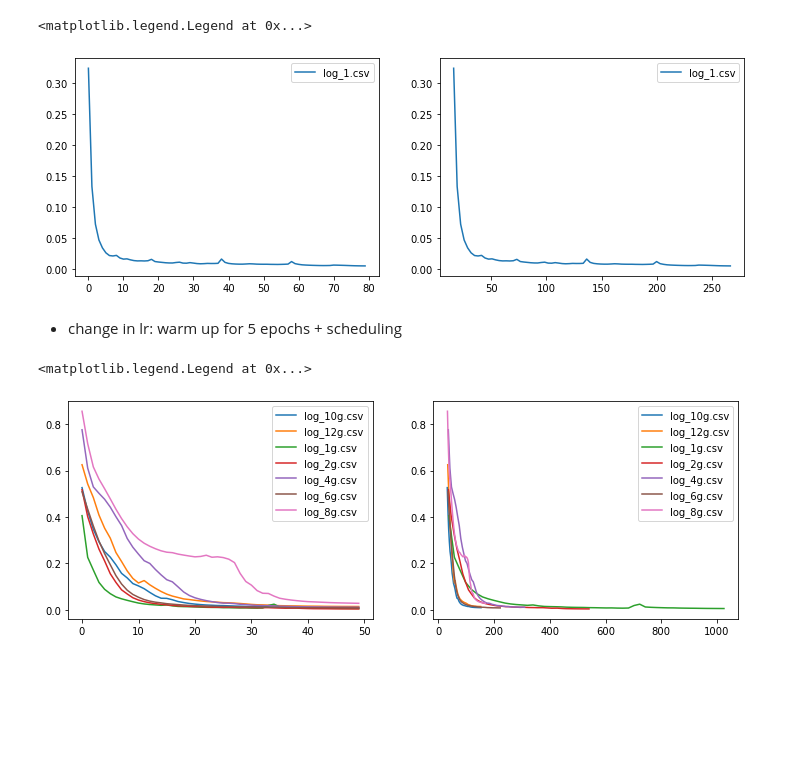
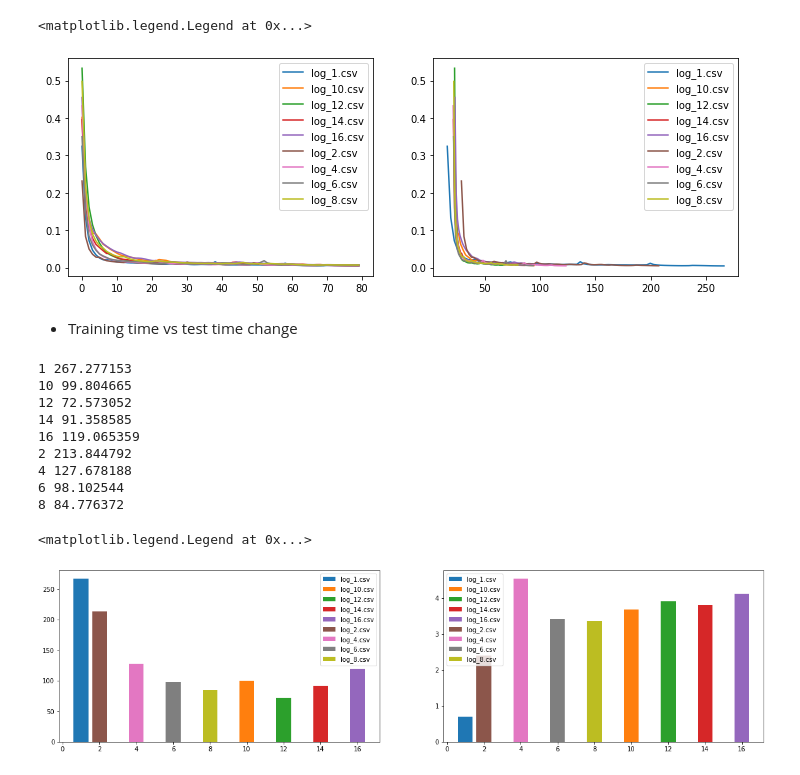
Before and after one commit to oekosheri/tensorflow_unet_scaling, a Jupyter notebook: Notebooks/Loss_curves.ipynb, the cells around one changed output. Cells and saved outputs as stored; diff of their text form; code cells hidden in the pictures; blank space fills up the shorter version.

Commit message:
loss curve update

```diff
--- a/Notebooks/Loss_curves.ipynb
+++ b/Notebooks/Loss_curves.ipynb
@@ -8,5 +13,6 @@ import matplotlib.pyplot as plt
+# %%
+path_1 ='../Logs'
 # %%
-path_1 ='../logs'
 names = sorted(os.listdir(path_1))
 # %%
 fig, (ax1, ax2) = plt.subplots(1, 2, figsize=(12,4))
@@ -21,23 +27,36 @@ ax1.legend()
 ax2.legend()
 # %% [output]
 <matplotlib.legend.Legend at 0x...>
-[figure, old version]
+[figure, new version]
-# %% [markdown]
- - change in lr: warm up for 5 epochs + scheduling
+# %% [markdown]
+- Training time vs test time change
 # %%
-path_1 ='./logs_tf/logs_lr_1/'
+
 names = sorted(os.listdir(path_1))
 
-fig, (ax1, ax2) = plt.subplots(1, 2, figsize=(12,4))
+fig, (ax1, ax2) = plt.subplots(1, 2, figsize=(20,5))
 for i,name in enumerate(names):
+
     path = path_1 +'/'+names[i]
     Df = pd.read_csv(path, delimiter=',', header=0)
-    ax1.plot(Df.loss, label=name)
-    ax2.plot(Df.time_per_epoch.cumsum(), Df.loss, label=name)
-#     ax2.set_ylim([0,0.5])
+
+    ax1.bar(int(name[4:-4]), Df.training_time[0], label=name)
+    ax2.bar(int(name[4:-4]), Df.test_time[0], label=name)
+#     ax3.plot(Df.val_loss, label=name)
+#     ax3.set_ylim([0,0.2])
 
 ax1.legend()
 ax2.legend()
+# ax3.legend()
 # %% [output]
-<matplotlib.legend.Legend at 0x...>
+1 267.277153
+10 99.804665
+12 72.573052
+14 91.358585
+16 119.065359
+2 213.844792
+4 127.678188
+6 98.102544
+8 84.776372
+<matplotlib.legend.Legend at 0x...>
-[figure, old version]
+[figure, new version]
```
Also changed, not shown: parts of 20 cells of this notebook.
